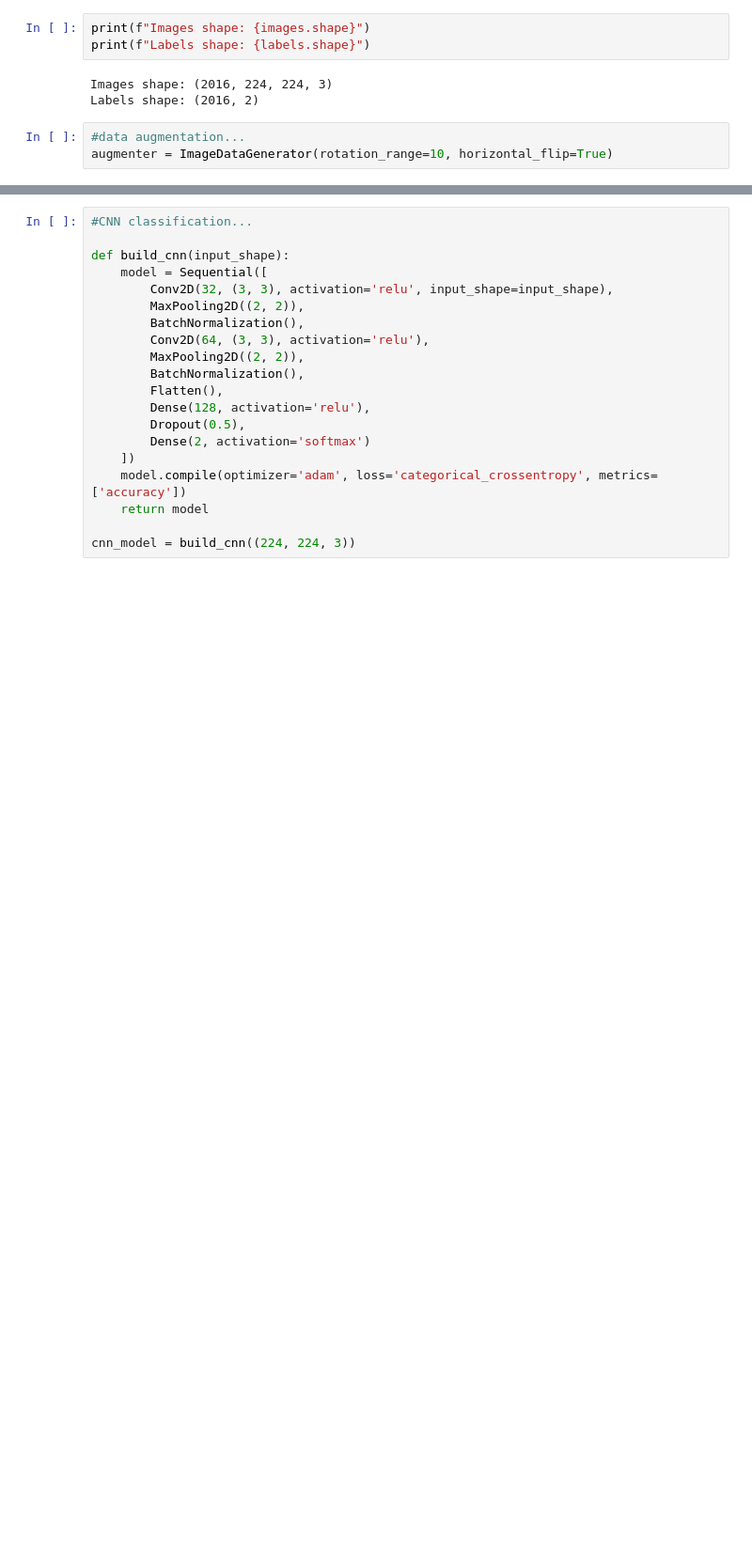
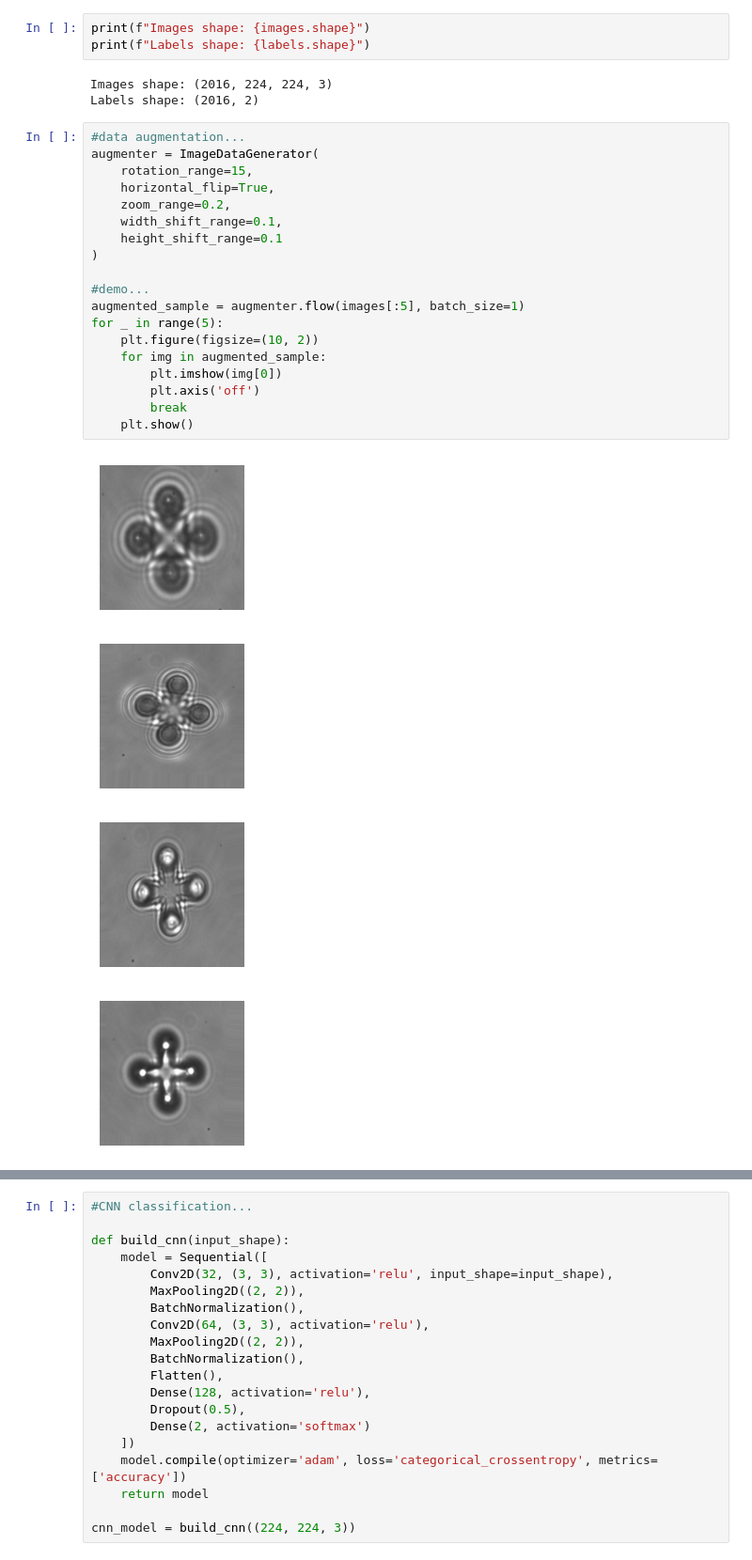
Before and after one commit to aSimpson02/DL_partA, a Jupyter notebook: main.ipynb, the cells around one changed output, grey strips where cells are left out. Shown: that part at 94% size. Saved outputs shown, nothing was run; the diff lists cells and outputs as text; blank space fills up the shorter version.

```diff
--- a/main.ipynb
+++ b/main.ipynb
@@ -128,6 +142,27 @@ print(f"Labels shape: {labels.shape}")
 # %% [output]
 Images shape: (2016, 224, 224, 3)
 Labels shape: (2016, 2)
-# %%
-#data augmentation...
-augmenter = ImageDataGenerator(rotation_range=10, horizontal_flip=True)
+# %%
+#data augmentation...
+augmenter = ImageDataGenerator(
+    rotation_range=15,
+    horizontal_flip=True,
+    zoom_range=0.2,
+    width_shift_range=0.1,
+    height_shift_range=0.1
+)
+
+#demo...
+augmented_sample = augmenter.flow(images[:5], batch_size=1)
+for _ in range(5):
+    plt.figure(figsize=(10, 2))
+    for img in augmented_sample:
+        plt.imshow(img[0])
+        plt.axis('off')
+        break
+    plt.show()
+# %% [output]
+[figure, added]
+[figure, added]
+[figure, added]
+[figure, added]
```
Also changed, not shown: parts of 11 cells of this notebook.
